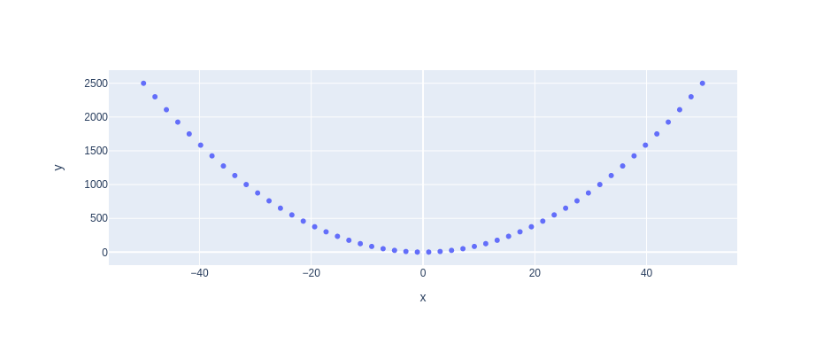
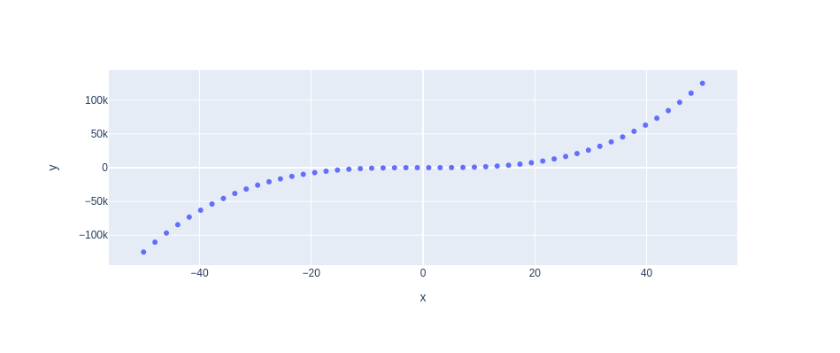
Before and after one commit to zhigwang/my-notebook-repo, a Jupyter notebook: experiment2.ipynb, the cells around one changed output. Saved outputs shown, nothing was run; the diff lists cells and outputs as text; code cells hidden in the pictures.

```diff
--- a/experiment2.ipynb
+++ b/experiment2.ipynb
@@ -6,7 +6,7 @@ import plotly.express as px
 x = np.linspace(start=-50, stop=50)
 
 # y-axis data points
-y = x ** 2
+y = x ** 3
 
 # define the plot
 fig = px.scatter(x=x, y=y)
@@ -17 +16 @@ fig.show()
-[figure, old version]
+[figure, new version]
```
Also changed, not shown: parts of 1 cell of this notebook.
